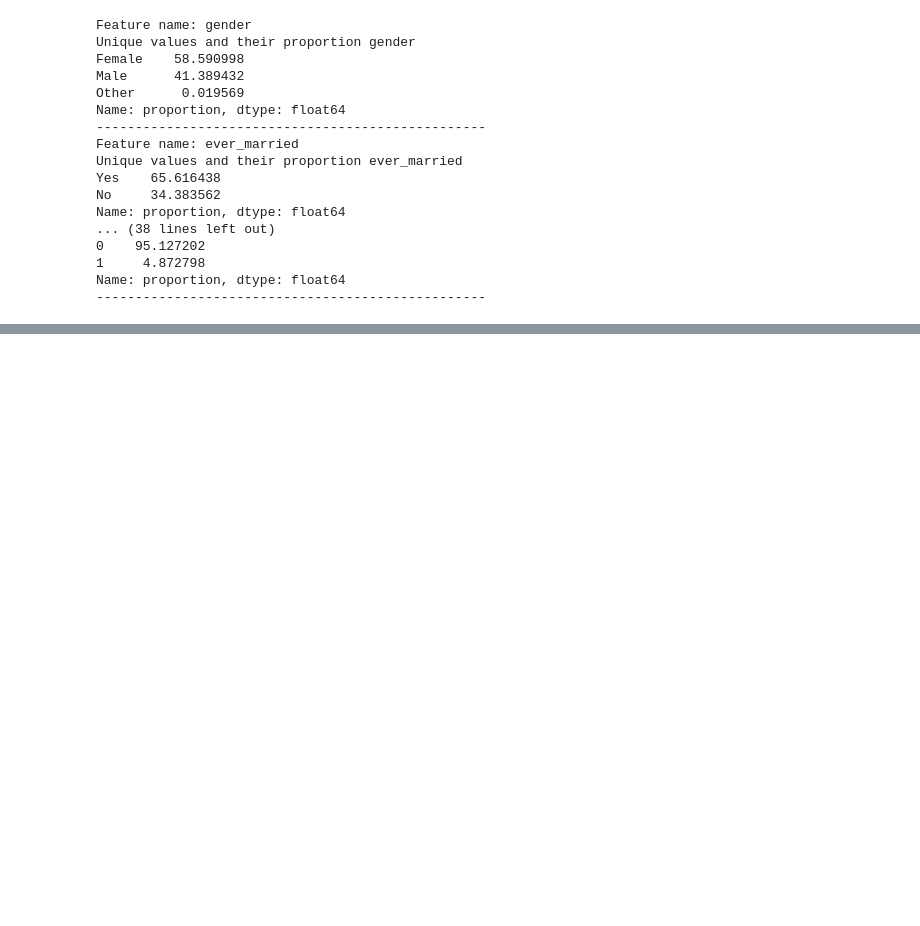
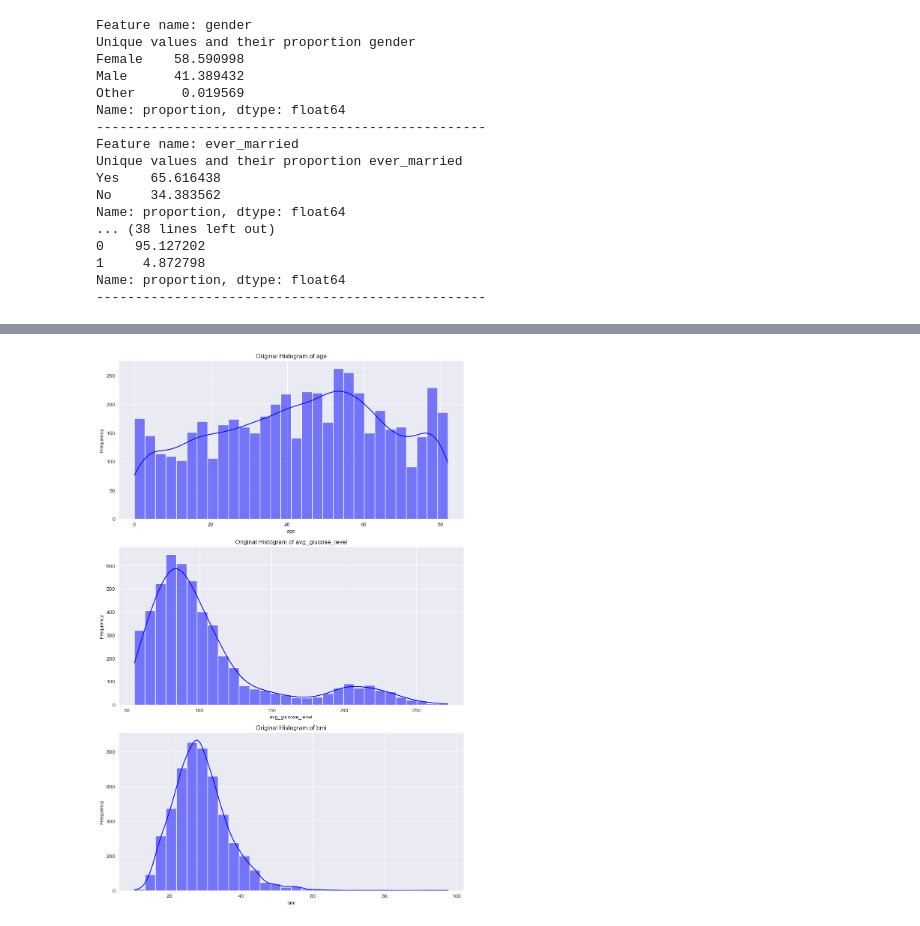
Before and after one commit to Zeeshan-Imran-Hub/MLOps-Project-, a Jupyter notebook: Notebooks/eda.ipynb, the cells around one changed output, grey strips where cells are left out. Saved outputs shown, nothing was run; the diff lists cells and outputs as text; code cells hidden in the pictures; blank space fills up the shorter version.

```diff
--- a/Notebooks/eda.ipynb
+++ b/Notebooks/eda.ipynb
@@ -88,3 +164,24 @@ for feature in disc_features:
+# %%
+features_to_plot = cont_features
+
+def plot_histograms(original_df, features):
+    cont_features = len(features)
+    fig, axs = plt.subplots(cont_features, 1, figsize=(10, cont_features * 5))
+
+    for i, feature in enumerate(features):
+        # Plot original histograms
+        sns.histplot(original_df[feature], bins=30, kde=True, ax=axs[i], color='blue')
+        axs[i].set_title(f'Original Histogram of {feature}')
+        axs[i].set_xlabel(feature)
+        axs[i].set_ylabel('Frequency')
+
+    plt.tight_layout()
+    plt.show()
+
+
+plot_histograms(df,cont_features)
+# %% [output]
+[figure, added]
 # %%
 plt.figure(figsize=(10, 6))
 sns.heatmap(df[cont_features].corr(), cbar=True, annot=True, cmap='coolwarm')
```
Also changed, not shown: parts of 16 cells of this notebook, 2 other files.
